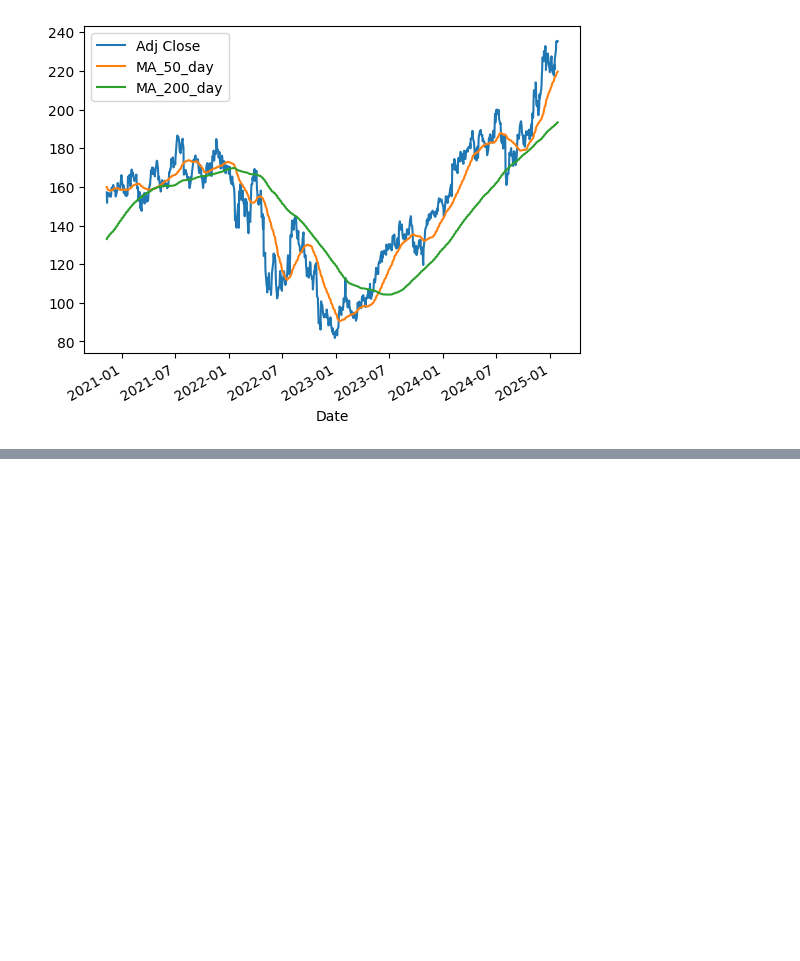
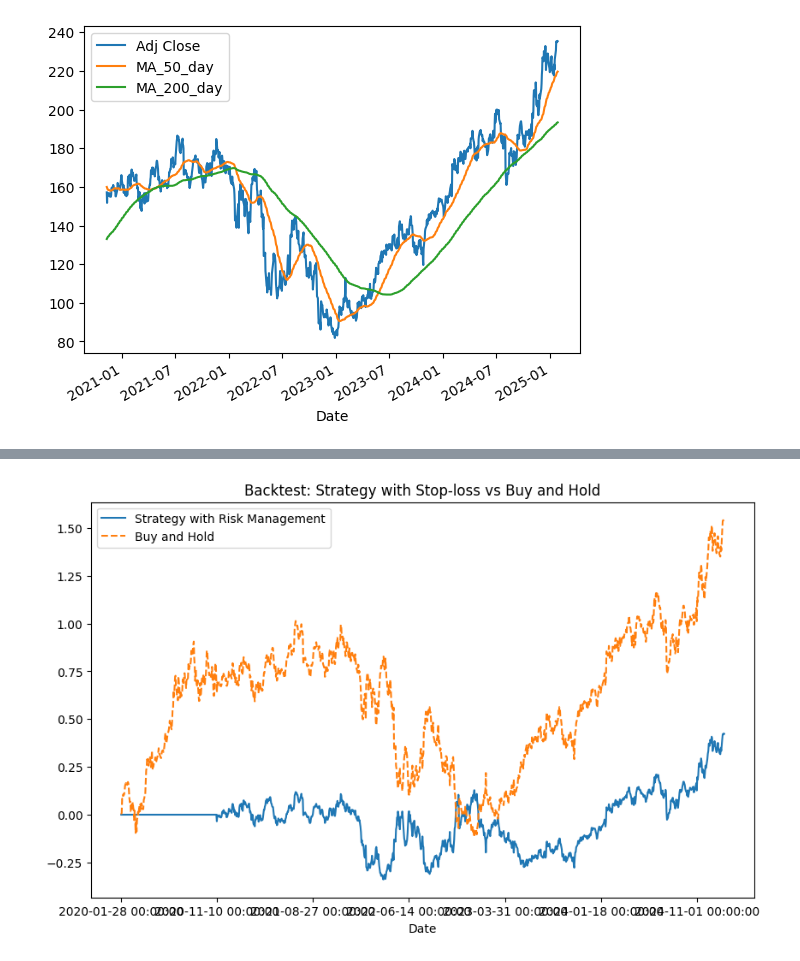
Before and after one commit to Luke-Davis1/stock-price-analyzer, a Jupyter notebook: analyzer.ipynb, the cells around one changed output, grey strips where cells are left out. Saved outputs shown, nothing was run; the diff lists cells and outputs as text; code cells hidden in the pictures; blank space fills up the shorter version.

Commit message:
Working on adding risk management

```diff
--- a/analyzer.ipynb
+++ b/analyzer.ipynb
@@ -36,0 +98,43 @@ gain = delta.where(delta > 0, 0)
+# %%
+stop_loss_pct = 0.03
+take_profit_pct = 0.05
+
+df["Stop_Loss"] = 0.0
+df["Take_Profit"] = 0.0
+
+df["Stop_Loss"] = df["Stop_Loss"].astype(float)
+df["Take_Profit"] = df["Take_Profit"].astype(float)
+
+entry_price = 0
+in_position = False
+
+for i in range(1, len(df)):
+    if df["Signal"].iloc[i] == 1 and not in_position:  # Buy signal
+        entry_price = df["Close"].iloc[i]
+        df.loc[i, "Stop_Loss"] = entry_price * (1 - stop_loss_pct)  # Set stop-loss price
+        df.loc[i, "Take_Profit"] = entry_price * (1 + take_profit_pct)  # Set take-profit price
+        in_position = True  # Set in_position to True when position is entered
+
+    elif in_position:  # Check if we are in a position and whether stop-loss or take-profit is triggered
+        if df["Close"].iloc[i] <= df["Stop_Loss"].iloc[i] or df["Close"].iloc[i] >= df["Take_Profit"].iloc[i]:
+            df.loc[i, "Signal"] = -1  # Sell signal (close position)
+            in_position = False  # Exit position
+            df.loc[i, "Stop_Loss"] = 0  # Reset stop-loss
+            df.loc[i, "Take_Profit"] = 0  # Reset take-profit
+
+
+df["Daily_Return"] = df["Close"].pct_change(fill_method=None)
+
+df["Strategy_Return"] = df["Daily_Return"] * df["Signal"].shift(1)
+
+df["Cumulative_Strategy_Returns"] = (1 + df["Strategy_Return"]).cumprod() - 1
+df["Cumulative_Buy_Hold_Returns"] = (1 + df["Daily_Return"]).cumprod() - 1          # This determines the return by simplying buying and holding, acts as benchmark
+
+plt.figure(figsize=(10, 6))
+df["Cumulative_Strategy_Returns"].plot(label="Strategy with Risk Management")
+df["Cumulative_Buy_Hold_Returns"].plot(label="Buy and Hold", linestyle="--")
+plt.legend()
+plt.title("Backtest: Strategy with Stop-loss vs Buy and Hold")
+plt.show()
+# %% [output]
+[figure, added]
```
Also changed, not shown: parts of 7 cells of this notebook.
